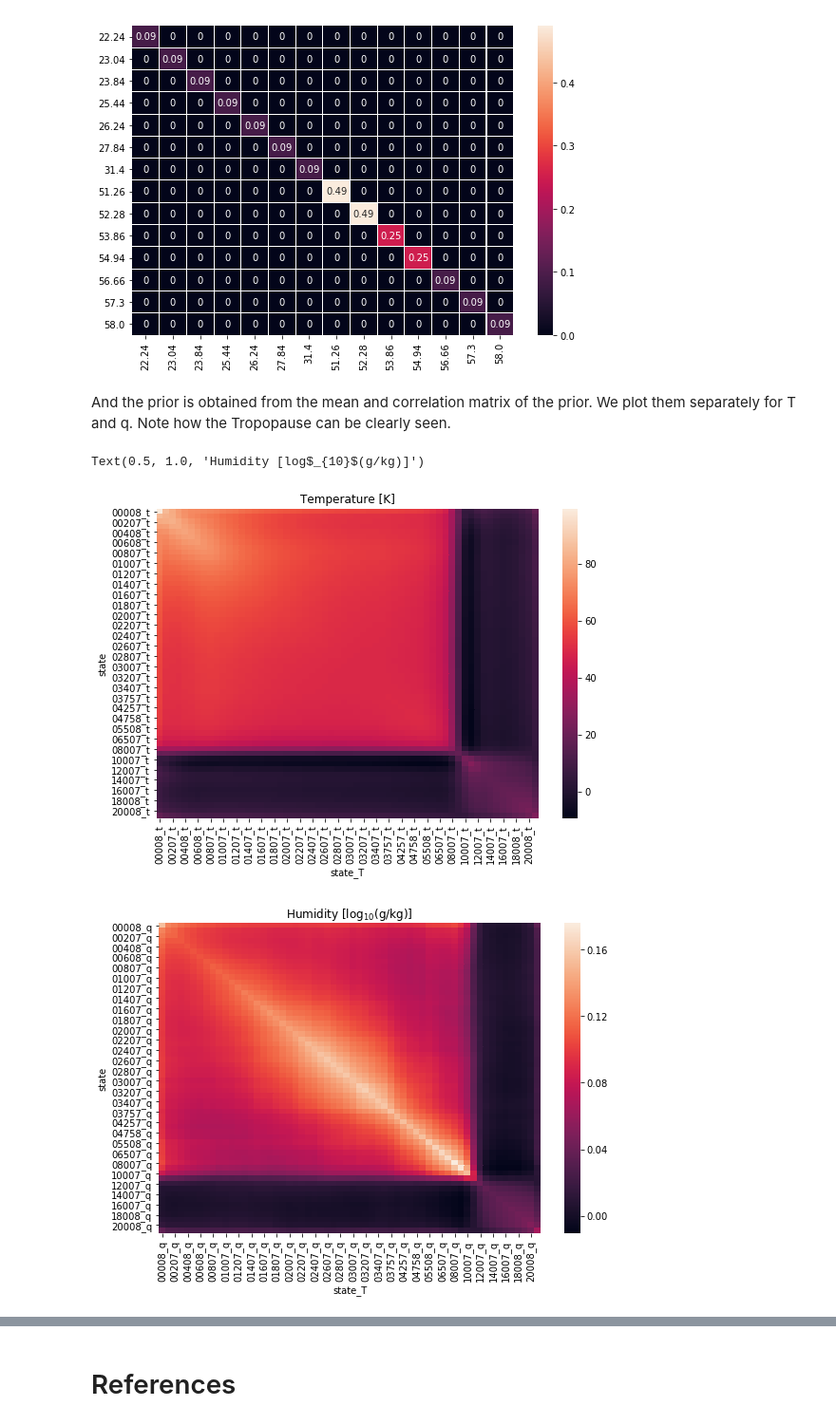
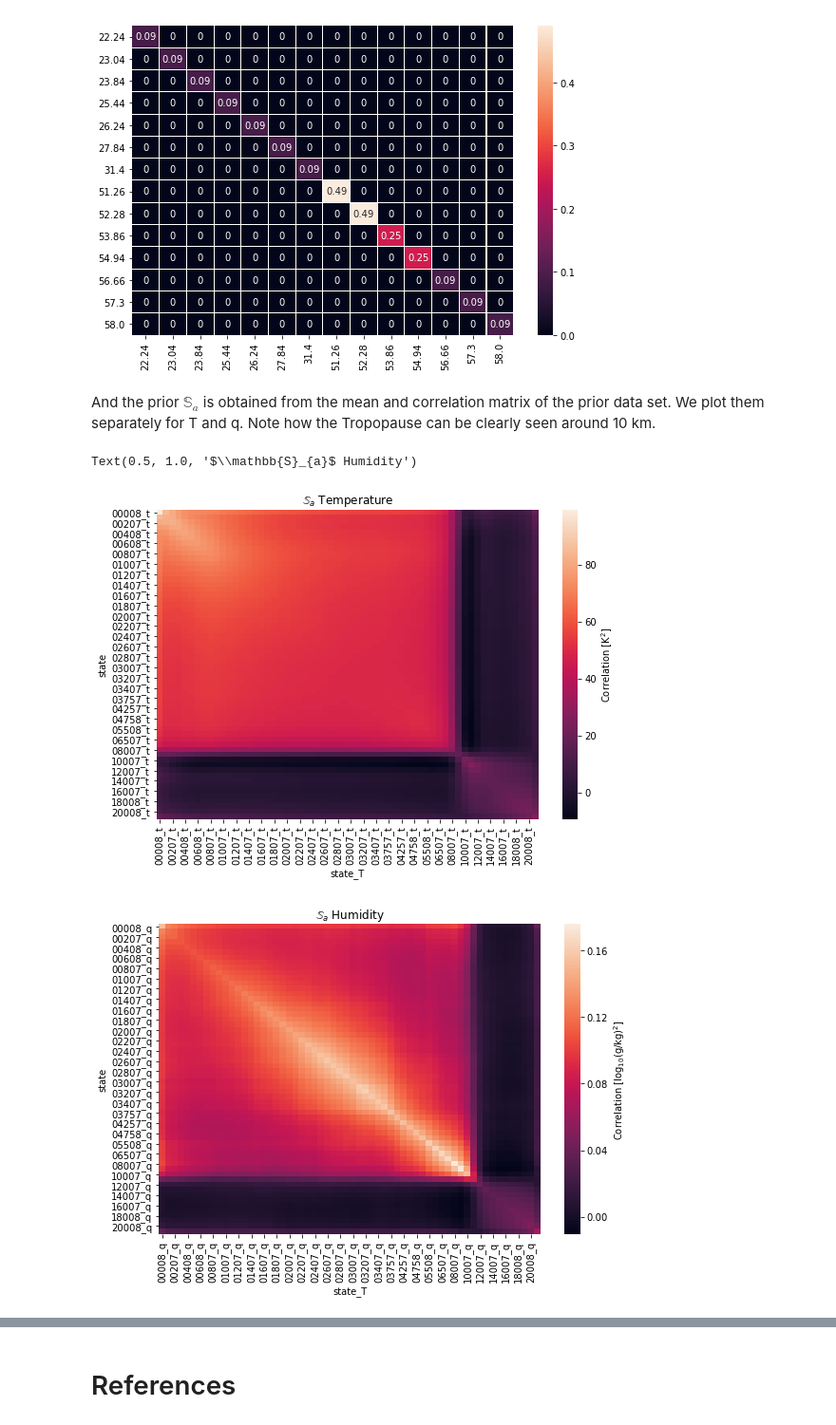
Before and after one commit to maahn/pyOptimalEstimation_examples, a Jupyter notebook: MWR_retrieval.ipynb, the cells around one changed output, grey strips where cells are left out. Shown at 95% size. Drawn from its saved outputs; the diff is of its cells as text; code cells hidden in the pictures.

```diff
--- a/MWR_retrieval.ipynb
+++ b/MWR_retrieval.ipynb
@@ -150,18 +184,18 @@ sns.heatmap(y_cor, annot=True, fmt='g', ax=ax, linewidths=.05)
 <matplotlib.axes._subplots.AxesSubplot at 0x...>
 [figure]
 # %% [markdown]
-And the prior is obtained from the mean and correlation matrix of the prior. We plot them separately for T and q. Note how the Tropopause can be clearly seen.
+And the prior $\mathbb{S}_a$ is obtained from the mean and correlation matrix of the prior data set. We plot them separately for T and q. Note how the Tropopause can be clearly seen around 10 km.
 # %%
 x_a = x_mean.sel(season=season).to_pandas()[x_vars]
-x_cor = x_cov.sel(season=season).to_pandas().loc[x_vars, x_vars]
+S_a = x_cov.sel(season=season).to_pandas().loc[x_vars, x_vars]
 
 f, ax = plt.subplots(figsize=(9, 6))
-sns.heatmap(x_cor.iloc[1::2, 1::2], ax=ax)
-ax.set_title('Temperature [K]')
+sns.heatmap(S_a.iloc[1::2, 1::2], ax=ax, cbar_kws={'label':'Correlation [K$^2$]'})
+ax.set_title('$\mathbb{S}_{a}$ Temperature')
 f, ax = plt.subplots(figsize=(9, 6))
-sns.heatmap(x_cor.iloc[::2, ::2], ax=ax)
-ax.set_title('Humidity [log$_{10}$(g/kg)]')
+sns.heatmap(S_a.iloc[::2, ::2], ax=ax, cbar_kws={'label':'Correlation [log$_{10}$(g/kg)$^2$]'})
+ax.set_title('$\mathbb{S}_{a}$ Humidity')
 # %% [output]
-Text(0.5, 1.0, 'Humidity [log$_{10}$(g/kg)]')
+Text(0.5, 1.0, '$\\mathbb{S}_{a}$ Humidity')
-[figure, old version]
+[figure, new version]
-[figure, old version]
+[figure, new version]
```
Also changed, not shown: parts of 108 cells of this notebook, 9 other files.
